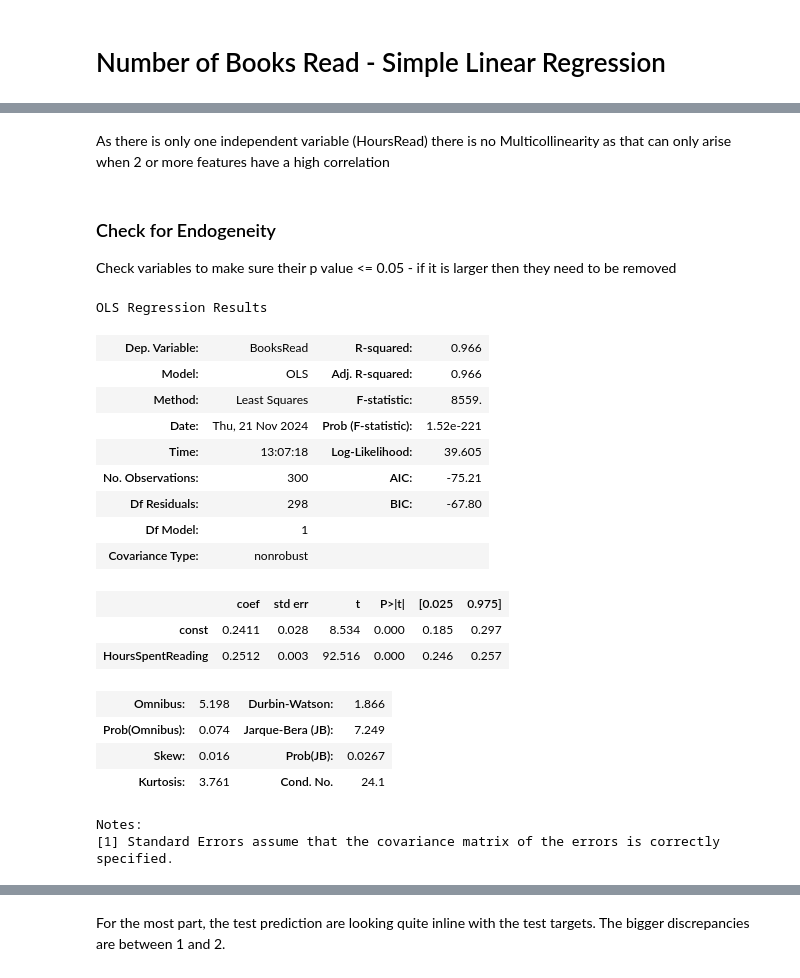
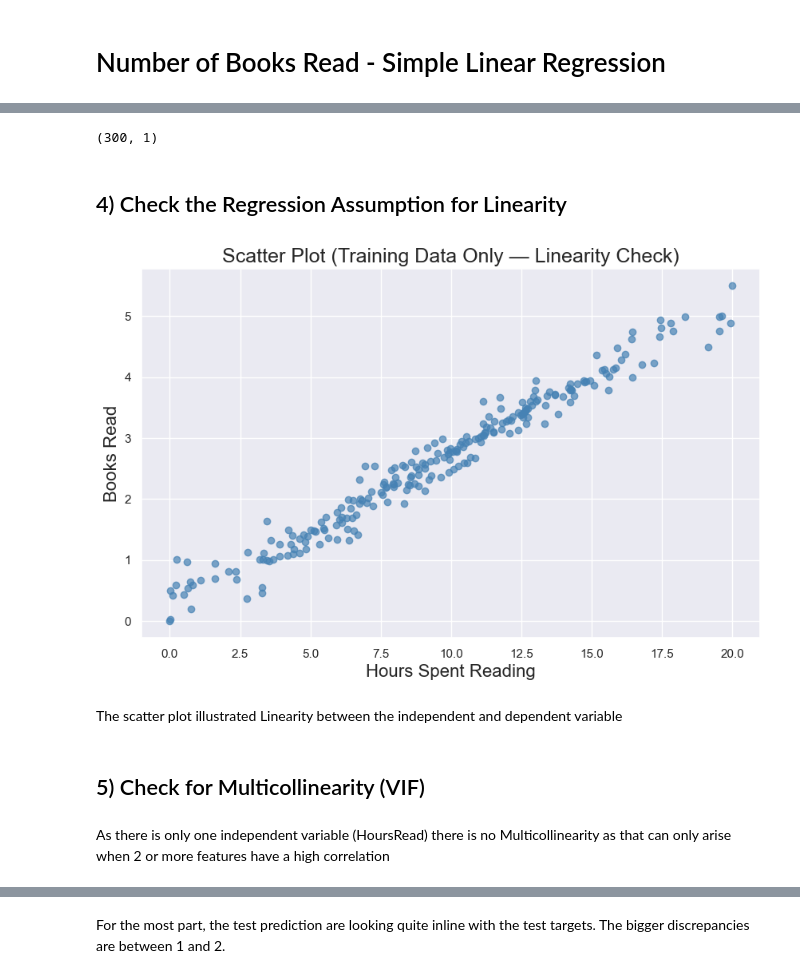
Before and after one commit to Lillian-Elek-Data/ML-with-Python, a Jupyter notebook: Simple Linear Regression/Number of Books Read - SLR.ipynb, the cells around one changed output, grey strips where cells are left out. Drawn from its saved outputs; the diff is of its cells as text; code cells hidden in the pictures.

```diff
--- a/Simple Linear Regression/Number of Books Read - SLR.ipynb
+++ b/Simple Linear Regression/Number of Books Read - SLR.ipynb
@@ -182,0 +157,17 @@ The Result is 1.87 meaning there is a positive autocorrelation but close to 2 th
+# %%
+# Create a copy of the data
+regression_data = data.copy()
+
+targets = regression_data['BooksRead']
+inputs = regression_data['HoursSpentReading']
+
+# In order to feed x to sklearn, it should be a 2D array (a matrix) - need to reshape it
+# This will not be needed when there is more than 1 feature (as the inputs will be a 2D array by default)
+
+# x_matrix = x.values.reshape(300,1)
+inputs_matrix = inputs.values.reshape(-1,1)
+
+# Check the shape just in case
+inputs_matrix.shape
+# %% [output]
+(300, 1)
@@ -183,31 +178,19 @@ The Result is 1.87 meaning there is a positive autocorrelation but close to 2 th
+# %% [markdown]
+## 4) Check the Regression Assumption for Linearity
+# %%
+# Scatter plot
+plt.figure(figsize=(10, 6))
+
+plt.scatter(x_train, y_train, color='steelblue', alpha=0.7)
+plt.xlabel('Hours Spent Reading', fontsize=16)
+plt.ylabel('Books Read', fontsize=16)
+plt.title('Scatter Plot (Training Data Only — Linearity Check)', fontsize=18)
+plt.show()
+# %% [output]
+[figure, added]
+# %% [markdown]
+The scatter plot illustrated Linearity between the independent and dependent variable
+# %% [markdown]
+## 5) Check for Multicollinearity (VIF)
 # %% [markdown]
 As there is only one independent variable (HoursRead) there is no Multicollinearity as that can only arise when 2 or more features have a high correlation
-# %% [markdown]
-### Check for Endogeneity
-Check variables to make sure their p value <= 0.05 - if it is larger then they need to be removed
-# %%
-x = sm.add_constant(x1)
-results = sm.OLS(y,x).fit()
-#.fit() applys estimation technique (OLS - ordinary least square) to obtain the fit of the model
-
-results.summary()
-# %% [output]
-OLS Regression Results
-| Dep. Variable: | BooksRead | R-squared: | 0.966 |
-| Model: | OLS | Adj. R-squared: | 0.966 |
-| Method: | Least Squares | F-statistic: | 8559. |
-| Date: | Thu, 21 Nov 2024 | Prob (F-statistic): | 1.52e-221 |
-| Time: | 13:07:18 | Log-Likelihood: | 39.605 |
-| No. Observations: | 300 | AIC: | -75.21 |
-| Df Residuals: | 298 | BIC: | -67.80 |
-| Df Model: | 1 |  |  |
-| Covariance Type: | nonrobust |  |  |
-|  | coef | std err | t | P>|t| | [0.025 | 0.975] |
-| const | 0.2411 | 0.028 | 8.534 | 0.000 | 0.185 | 0.297 |
-| HoursSpentReading | 0.2512 | 0.003 | 92.516 | 0.000 | 0.246 | 0.257 |
-| Omnibus: | 5.198 | Durbin-Watson: | 1.866 |
-| Prob(Omnibus): | 0.074 | Jarque-Bera (JB): | 7.249 |
-| Skew: | 0.016 | Prob(JB): | 0.0267 |
-| Kurtosis: | 3.761 | Cond. No. | 24.1 |
-Notes:
-[1] Standard Errors assume that the covariance matrix of the errors is correctly specified.
```
Also changed, not shown: parts of 82 cells of this notebook.
